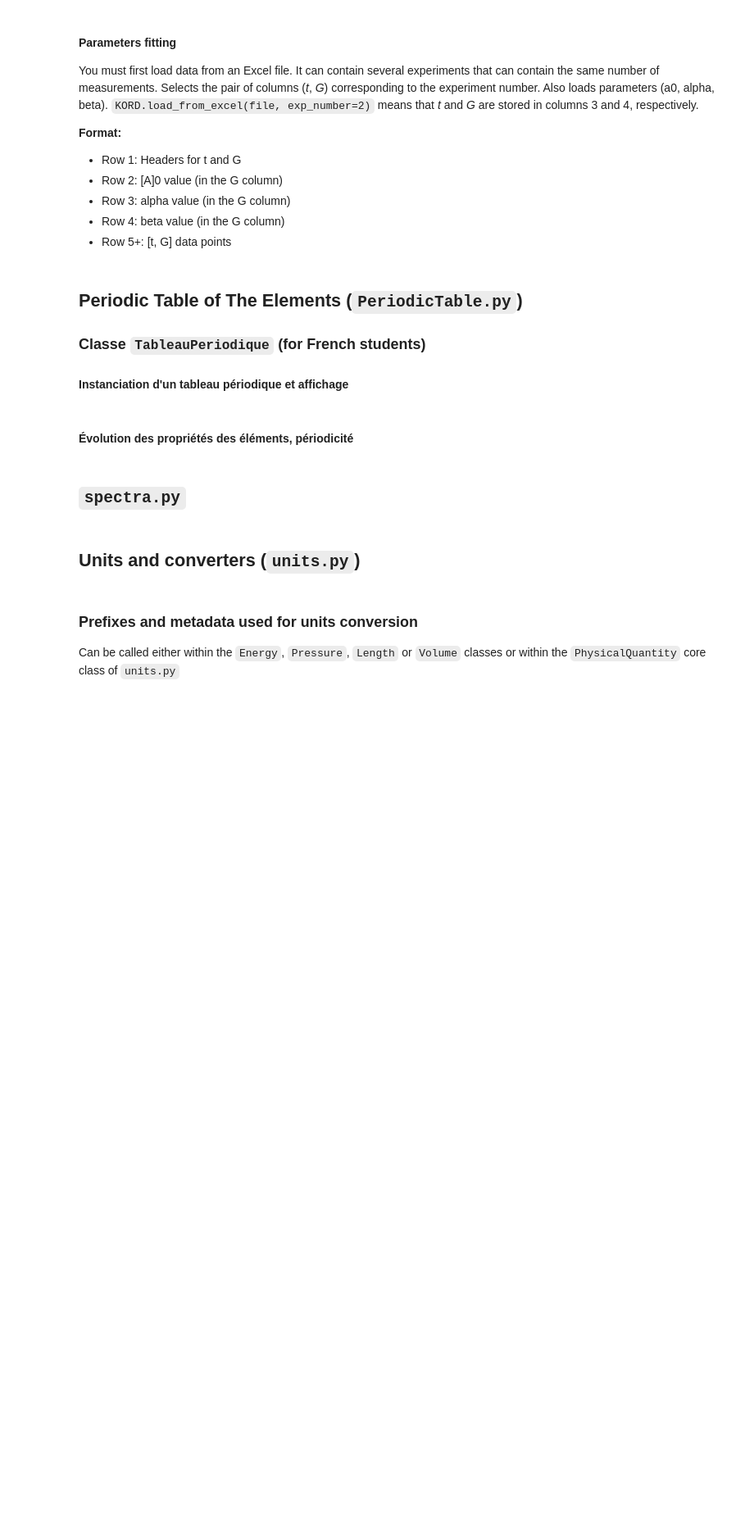
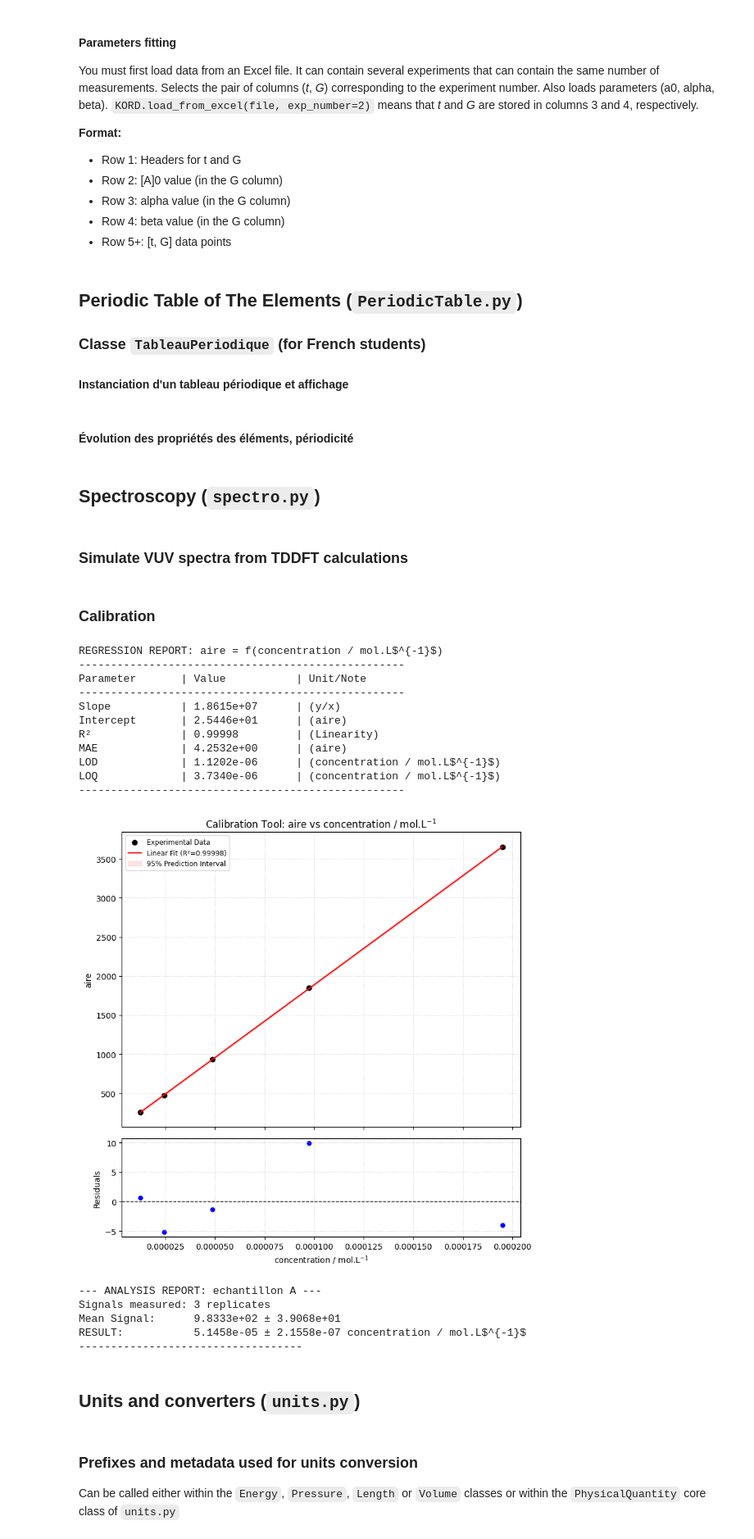
Before and after one commit to rpoteau/pyphyschemtools, a Jupyter notebook: Examples_pyPCT.ipynb, the cells around one changed output. Shown at 82% size. Cells and saved outputs as stored; diff of their text form; code cells hidden in the pictures; blank space fills up the shorter version.

```diff
--- a/Examples_pyPCT.ipynb
+++ b/Examples_pyPCT.ipynb
@@ -373,7 +376,9 @@ plt.ylabel("Ei1 / eV")
 t4pPC.save_fig("fig_examples/PeriodicTable/Ei1_Z.png")
 plt.show()
 # %% [markdown]
-## `spectra.py`
+## Spectroscopy (`spectro.py`)
+# %% [markdown]
+### Simulate VUV spectra from TDDFT calculations
 # %%
 import pyphyschemtools as t4pPC
 from pyphyschemtools import SpectrumSimulator
@@ -401,6 +406,41 @@ lambdaMax = 500
 Amax = 1.9
 C0theo = [2e-5, 2.5e-5]
 sim.plotAbs_lambda_TDDFT(files_TDDFT, C0theo, lambdaMin, lambdaMax, Amax, titles, save_img=fig)
+# %% [markdown]
+### Calibration
+# %%
+import pyphyschemtools as t4pPC
+from pyphyschemtools import QuantitativeAnalysis
+
+Conc = [1.95e-04,9.75e-05,4.88e-05,2.44e-05,1.22e-05]
+Aire = [3651.332,1850.347,932.477,474.410,253.232]
+labelx = "concentration / mol.L$^{-1}$"
+labely = "aire"
+
+etalonnage = QuantitativeAnalysis(Conc,Aire,labelx,labely)
+etalonnage.fit_linear()
+etalonnage.plot_calibration()
+
+mesures = [943,986,1021]
+etalonnage.predict(mesures, "echantillon A")
+# %% [output]
+REGRESSION REPORT: aire = f(concentration / mol.L$^{-1}$)
+---------------------------------------------------
+Parameter       | Value           | Unit/Note
+---------------------------------------------------
+Slope           | 1.8615e+07      | (y/x)
+Intercept       | 2.5446e+01      | (aire)
+R²              | 0.99998         | (Linearity)
+MAE             | 4.2532e+00      | (aire)
+LOD             | 1.1202e-06      | (concentration / mol.L$^{-1}$)
+LOQ             | 3.7340e-06      | (concentration / mol.L$^{-1}$)
+---------------------------------------------------
+[figure, added]
+--- ANALYSIS REPORT: echantillon A ---
+Signals measured: 3 replicates
+Mean Signal:      9.8333e+02 ± 3.9068e+01
+RESULT:           5.1458e-05 ± 2.1558e-07 concentration / mol.L$^{-1}$
+-----------------------------------
 # %% [markdown]
 ## Units and converters (`units.py`)
 # %% [markdown]
```
Also changed, not shown: parts of 1 cell of this notebook, 34 other files.
